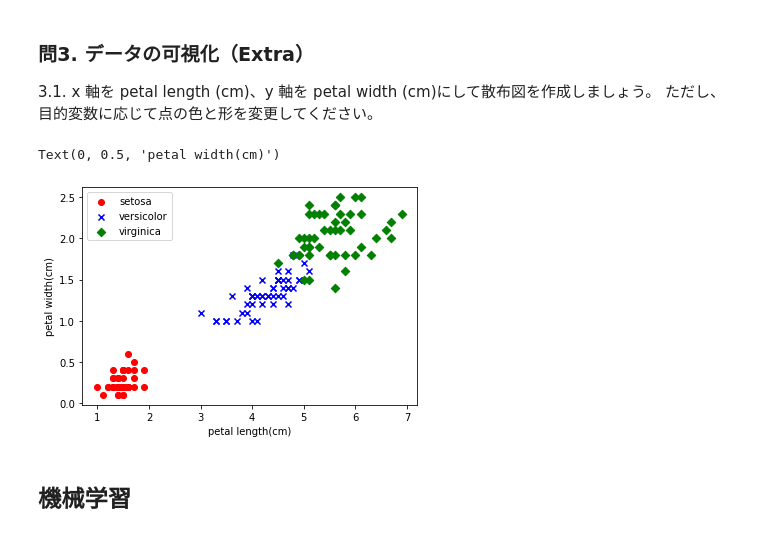
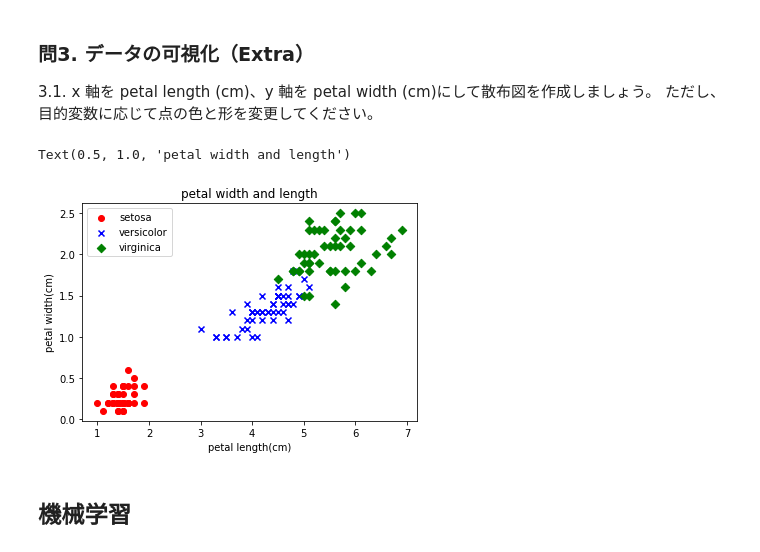
Before and after one commit to ynobori/BasicPython, a Jupyter notebook: sklearn_quiz.ipynb, the cells around one changed output. Drawn from its saved outputs; the diff is of its cells as text; code cells hidden in the pictures.

```diff
--- a/sklearn_quiz.ipynb
+++ b/sklearn_quiz.ipynb
@@ -100,22 +100,23 @@ df_target.sample(10)
 # %%
 import matplotlib.pyplot as plt
 
 df_data_target = df_data.join(df_target)
 
 setosa = df_data_target['target'] == 0
 versicolor = df_data_target['target'] == 1
 virginica = df_data_target['target'] == 2
 
 
 plt.scatter('petal length (cm)','petal width (cm)', data = df_data_target[setosa], label = 'setosa', c = 'r', marker = 'o')
 plt.scatter('petal length (cm)','petal width (cm)', data = df_data_target[versicolor], label = 'versicolor', c = 'b', marker = 'x')
 plt.scatter('petal length (cm)','petal width (cm)', data = df_data_target[virginica], label = 'virginica', c = 'g', marker = 'D')
 plt.legend()
 plt.xlabel('petal length(cm)')
 plt.ylabel('petal width(cm)')
+plt.title('petal width and length')
 # %% [output]
-Text(0, 0.5, 'petal width(cm)')
+Text(0.5, 1.0, 'petal width and length')
-[figure, old version]
+[figure, new version]
 # %% [markdown]
 ## 機械学習
 # %% [markdown]
```
Also changed, not shown: parts of 3 cells of this notebook.
